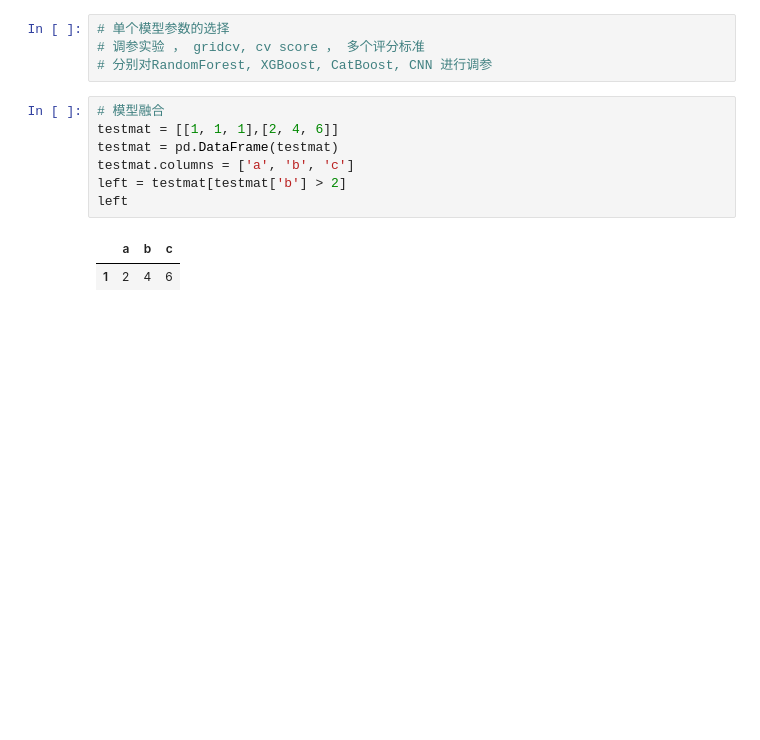
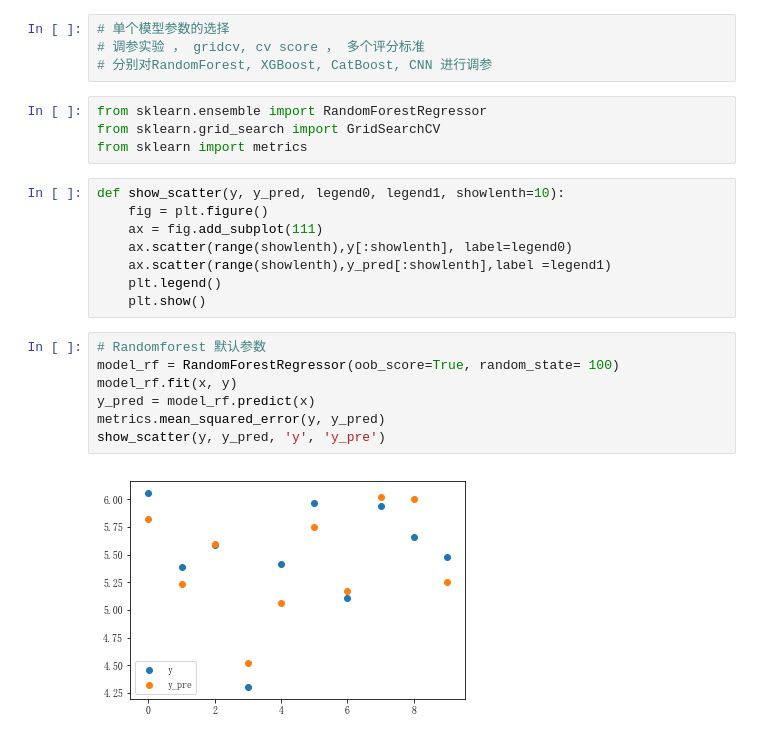
Before and after one commit to dapaohou/-, a Jupyter notebook: src/feature project.ipynb, the cells around one changed output. Saved outputs shown, nothing was run; the diff lists cells and outputs as text; blank space fills up the shorter version.

```diff
--- a/src/feature project.ipynb
+++ b/src/feature project.ipynb
@@ -192,13 +173,24 @@ https://blog.csdn.net/Dream_angel_Z/article/details/47048285
 # 单个模型参数的选择
 # 调参实验 ， gridcv, cv score ， 多个评分标准
 # 分别对RandomForest, XGBoost, CatBoost, CNN 进行调参
-# %%
-# 模型融合
-testmat = [[1, 1, 1],[2, 4, 6]]
-testmat = pd.DataFrame(testmat)
-testmat.columns = ['a', 'b', 'c']
-left = testmat[testmat['b'] > 2]
-left
-# %% [output]
-|  | a | b | c |
-| 1 | 2 | 4 | 6 |
+# %%
+from sklearn.ensemble import RandomForestRegressor
+from sklearn.grid_search import GridSearchCV
+from sklearn import metrics
+# %%
+def show_scatter(y, y_pred, legend0, legend1, showlenth=10):
+    fig = plt.figure()
+    ax = fig.add_subplot(111)
+    ax.scatter(range(showlenth),y[:showlenth], label=legend0)
+    ax.scatter(range(showlenth),y_pred[:showlenth],label =legend1)
+    plt.legend()
+    plt.show()
+# %%
+# Randomforest 默认参数
+model_rf = RandomForestRegressor(oob_score=True, random_state= 100)
+model_rf.fit(x, y)
+y_pred = model_rf.predict(x)
+metrics.mean_squared_error(y, y_pred)
+show_scatter(y, y_pred, 'y', 'y_pre')
+# %% [output]
+[figure, added]
```
Also changed, not shown: parts of 2 cells of this notebook, 1 other file.
